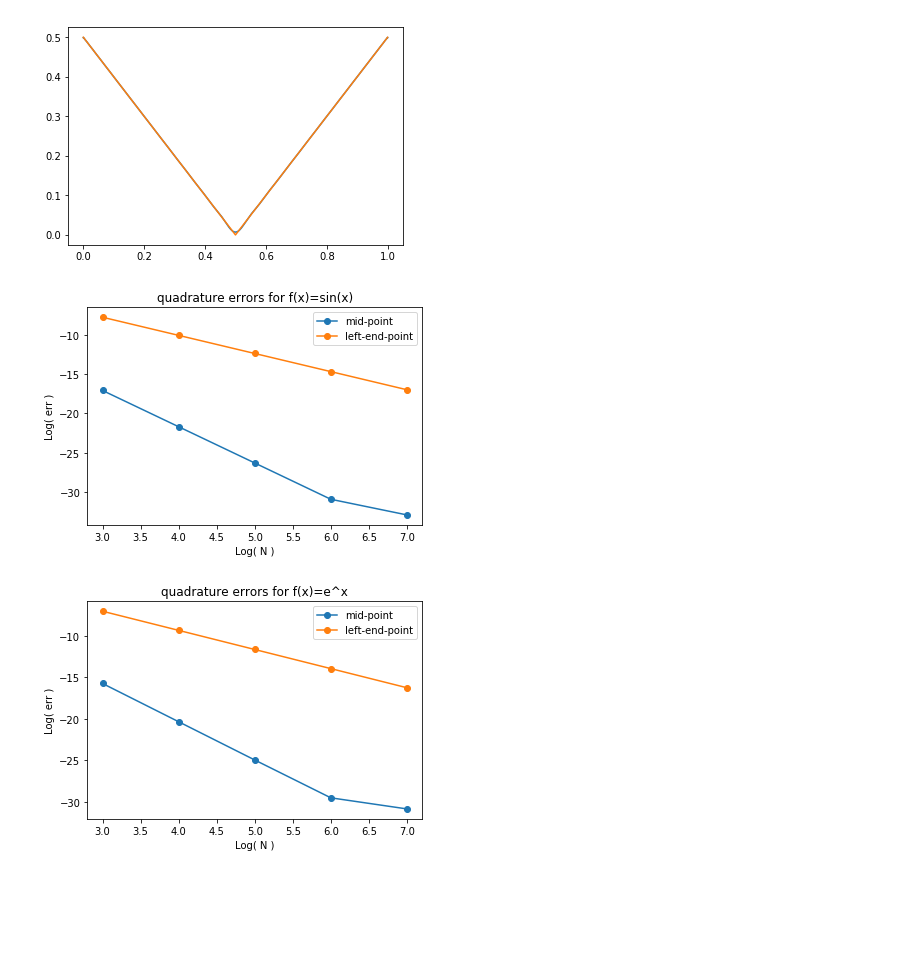
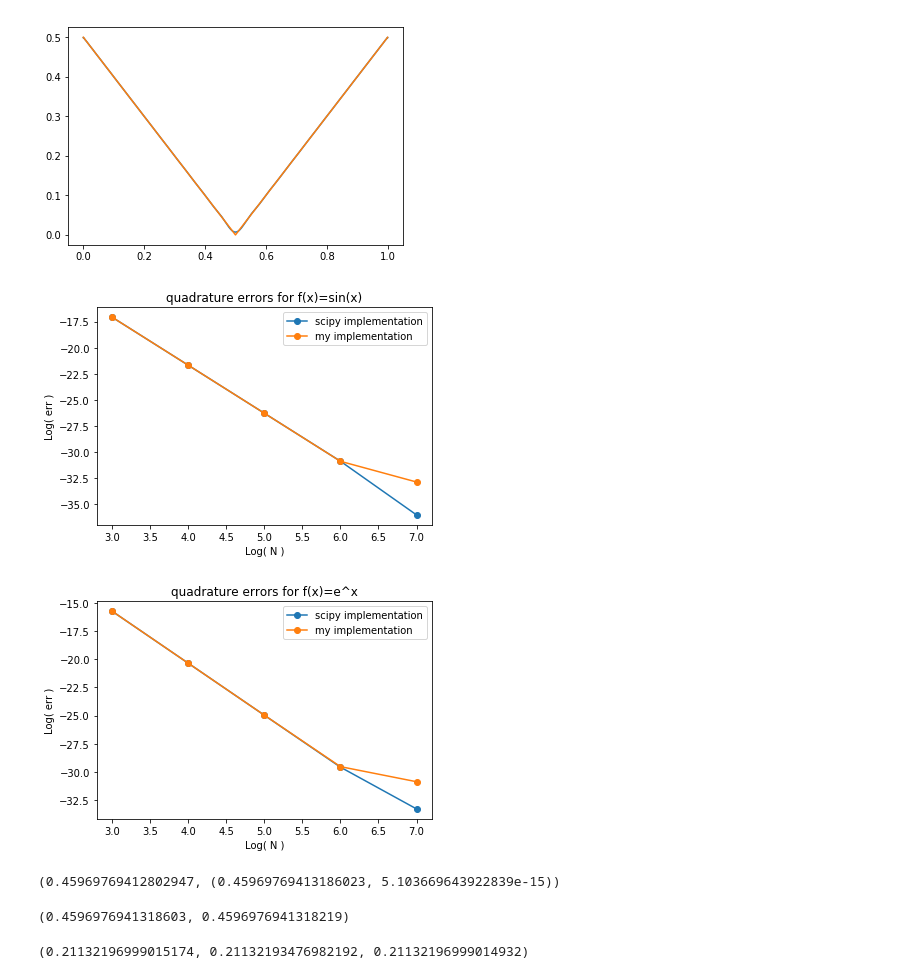
Before and after one commit to cpacilio/P1.4_seed, a Jupyter notebook: my_notebooks/quadrature.ipynb, the cells around one changed output. Saved outputs shown, nothing was run; the diff lists cells and outputs as text; code cells hidden in the pictures; blank space fills up the shorter version.

```diff
--- a/my_notebooks/quadrature.ipynb
+++ b/my_notebooks/quadrature.ipynb
@@ -71,52 +71,93 @@ sol=[cos(0)-cos(1),e-1]
 #h = 1/N;
 #sol[1]
 # %%
-def lep_quad(func,N):
+def lep_quad(func,down,up,N):
     res = 0.
-    h = 1/N
+    h = abs(up-down)/N
+    x = linspace(down,up,N+1)
+    func = func(x)
     for i in range(N):
         res += func[i]
     res *= h
     return res
 
-def mp_quad(func,N):
+def my_trap_quad(func,down,up,N):
     res = 0.
-    h = 1/N
+    h = abs(up-down)/N
+    x = linspace(down,up,N+1)
+    func = func(x)
     for i in range(N):
         res += (func[i+1]+func[i])
     res *= h*0.5
+    #res = integrate.trapz(func,None,h)
     return res
+
+def trap_quad(func,down,up,N):
+    #res = 0.
+    x = linspace(down,up,N+1)
+    func = func(x)
+    #for i in range(N):
+     #   res += (func[i+1]+func[i])
+    #res *= h*0.5
+    res = integrate.trapz(func,x)
+    return res
 # %%
 def error(func,sol):
     errors = zeros((2,5))
     for p in range(3,8):
         N = 10**p
-        x = linspace(0,1,N+1)
-        obj1 = mp_quad(func(x),N)
-        obj2 = lep_quad(func(x),N)
+        obj1 = trap_quad(func,0,1,N)
+        obj2 = my_trap_quad(func,0,1,N)
         errors[0][p-3]=abs(obj1-sol)
         errors[1][p-3]=abs(obj2-sol)
     return errors
 # %%
 import matplotlib.pyplot as plt
-arr=error(F[0],sol[0])
-plt.plot(range(3,8),log(arr[0]),marker='o',label='mid-point')
-plt.plot(range(3,8),log(arr[1]),marker='o',label='left-end-point')
+arr=error(sin,sol[0])
+plt.plot(range(3,8),log(arr[0]),marker='o',label='scipy implementation')
+plt.plot(range(3,8),log(arr[1]),marker='o',label='my implementation')
 plt.legend()
 plt.xlabel('Log( N )')
 plt.ylabel('Log( err )')
 plt.title('quadrature errors for f(x)=sin(x)')
 plt.show()
 # %% [output]
-[figure, old version]
+[figure, new version]
 # %%
-arr=error(F[1],sol[1])
-plt.plot(range(3,8),log(arr[0]),marker='o',label='mid-point')
-plt.plot(range(3,8),log(arr[1]),marker='o',label='left-end-point')
+arr=error(exp,sol[1])
+plt.plot(range(3,8),log(arr[0]),marker='o',label='scipy implementation')
+plt.plot(range(3,8),log(arr[1]),marker='o',label='my implementation')
 plt.legend()
 plt.xlabel('Log( N )')
 plt.ylabel('Log( err )')
 plt.title('quadrature errors for f(x)=e^x')
 plt.show()
 # %% [output]
-[figure, old version]
+[figure, new version]
+# %%
+x0, x1 = 0,1
+trap_quad(sin,x0,x1,10**5),integrate.quad(lambda x: sin(x),x0,x1)
+# %% [output]
+(0.45969769412802947, (0.45969769413186023, 5.103669643922839e-15))
+# %%
+N = 10**6
+x = linspace(x0,x1,N+1)
+integrand = sin(x)
+h = abs(x1-x0)/N
+integrate.simps(integrand,x),integrate.trapz(integrand,x)
+# %% [output]
+(0.4596976941318603, 0.4596976941318219)
+# %%
+## now I try to integrate 2-dimensional function
+sol2=sol[0]**2 ## this will be the exact solution
+N = 10**3
+x = linspace(x0,x1,N+1)
+y = linspace(x0,x1,N+1)
+
+def func(xx,yy):
+    return sin(xx)*sin(yy)
+
+integrand = func(x[:,None],y[None,:])
+integrate.simps(integrate.simps(integrand,y),x),integrate.trapz(integrate.trapz(integrand,y),x),sol2
+# %% [output]
+(0.21132196999015174, 0.21132193476982192, 0.21132196999014932)
```
Also changed, not shown: parts of 2 cells of this notebook.
